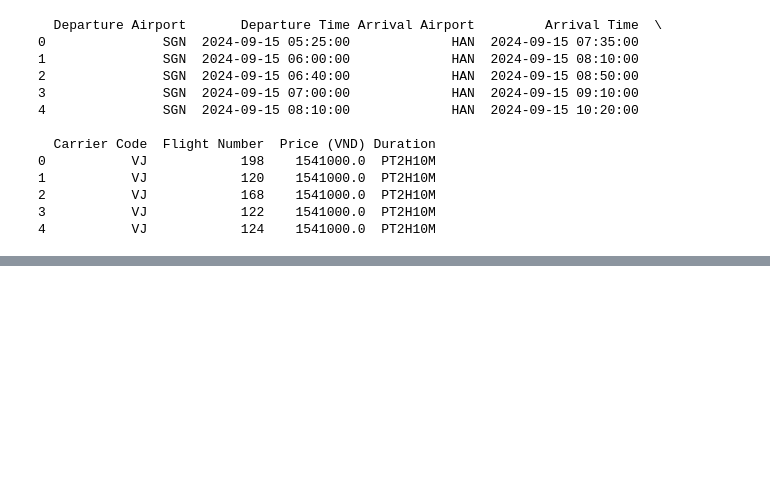
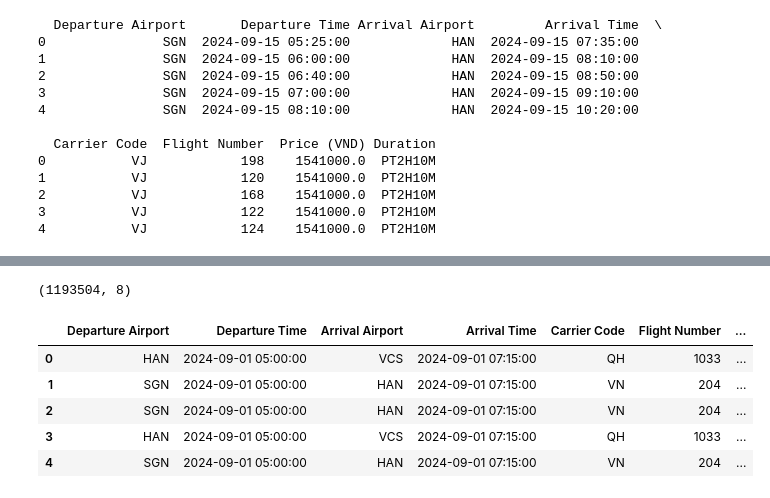
Before and after one commit to dinhgia2106/Flight-Price-Predict, a Jupyter notebook: sql.ipynb, the cells around one changed output, grey strips where cells are left out. Saved outputs shown, nothing was run; the diff lists cells and outputs as text; code cells hidden in the pictures; blank space fills up the shorter version.

```diff
--- a/sql.ipynb
+++ b/sql.ipynb
@@ -20,0 +62,22 @@ print(df.head())
+# %%
+df['Departure Time'] = pd.to_datetime(df['Departure Time'])
+df['Arrival Time'] = pd.to_datetime(df['Arrival Time'])
+
+start_date = pd.to_datetime('2024-09-01')
+end_date = pd.to_datetime('2025-01-30')
+date_range = pd.date_range(start=start_date, end=end_date)
+
+new_df = pd.DataFrame()
+
+for date in date_range:
+    temp_df = df.copy()
+    temp_df['Departure Time'] = temp_df['Departure Time'].apply(lambda x: x.replace(year=date.year, month=date.month, day=date.day))
+    temp_df['Arrival Time'] = temp_df['Arrival Time'].apply(lambda x: x.replace(year=date.year, month=date.month, day=date.day))
+    new_df = pd.concat([new_df, temp_df])
+
+new_df = new_df.sort_values('Departure Time').reset_index(drop=True)
+
+
+print(new_df.head())
+
+df = new_df
@@ -21,3 +99,14 @@ print(df.head())
+# %%
+print(df.shape)
+df.head()
+# %% [output]
+(1193504, 8)
+|  | Departure Airport | Departure Time | Arrival Airport | Arrival Time | Carrier Code | Flight Number | ... |
+| 0 | HAN | 2024-09-01 05:00:00 | VCS | 2024-09-01 07:15:00 | QH | 1033 | ... |
+| 1 | SGN | 2024-09-01 05:00:00 | HAN | 2024-09-01 07:15:00 | VN | 204 | ... |
+| 2 | SGN | 2024-09-01 05:00:00 | HAN | 2024-09-01 07:15:00 | VN | 204 | ... |
+| 3 | HAN | 2024-09-01 05:00:00 | VCS | 2024-09-01 07:15:00 | QH | 1033 | ... |
+| 4 | SGN | 2024-09-01 05:00:00 | HAN | 2024-09-01 07:15:00 | VN | 204 | ... |
 # %%
 import mysql.connector
 import os
```
Also changed, not shown: parts of 8 cells of this notebook.
